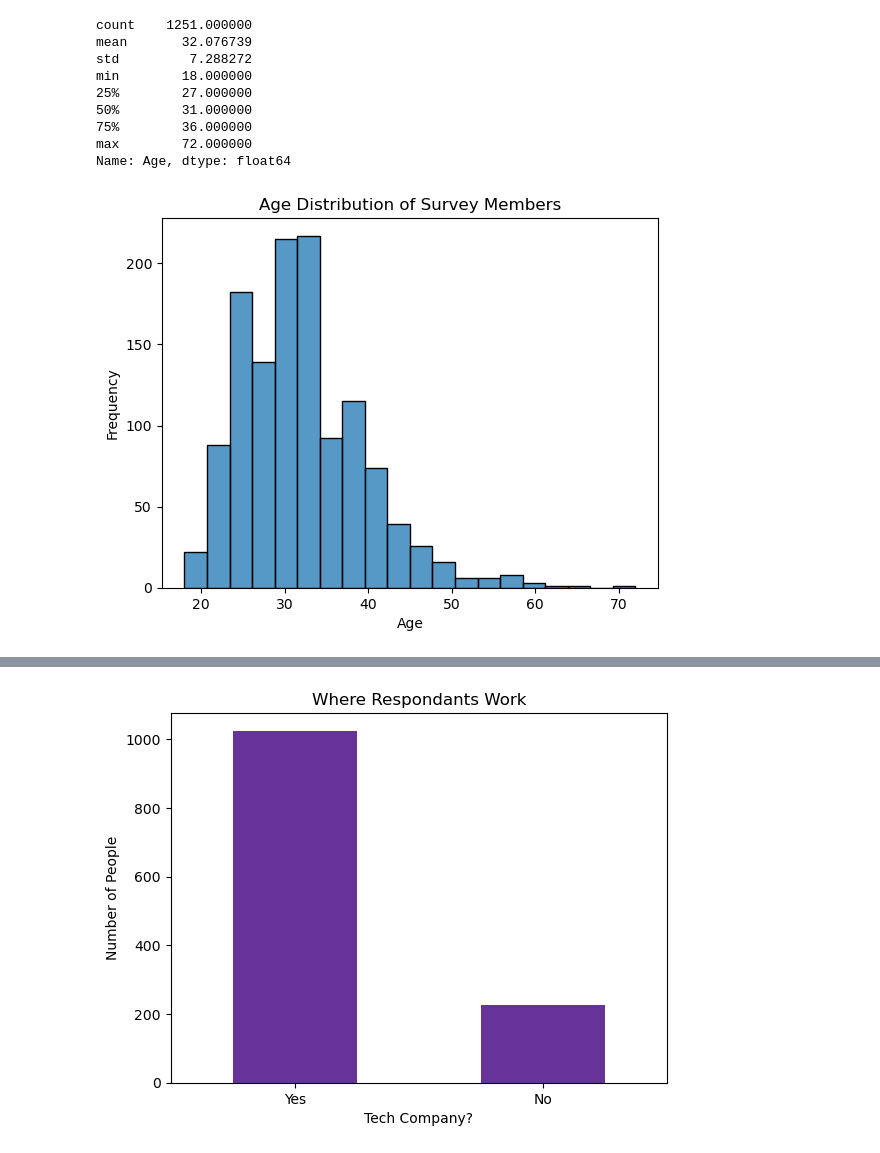
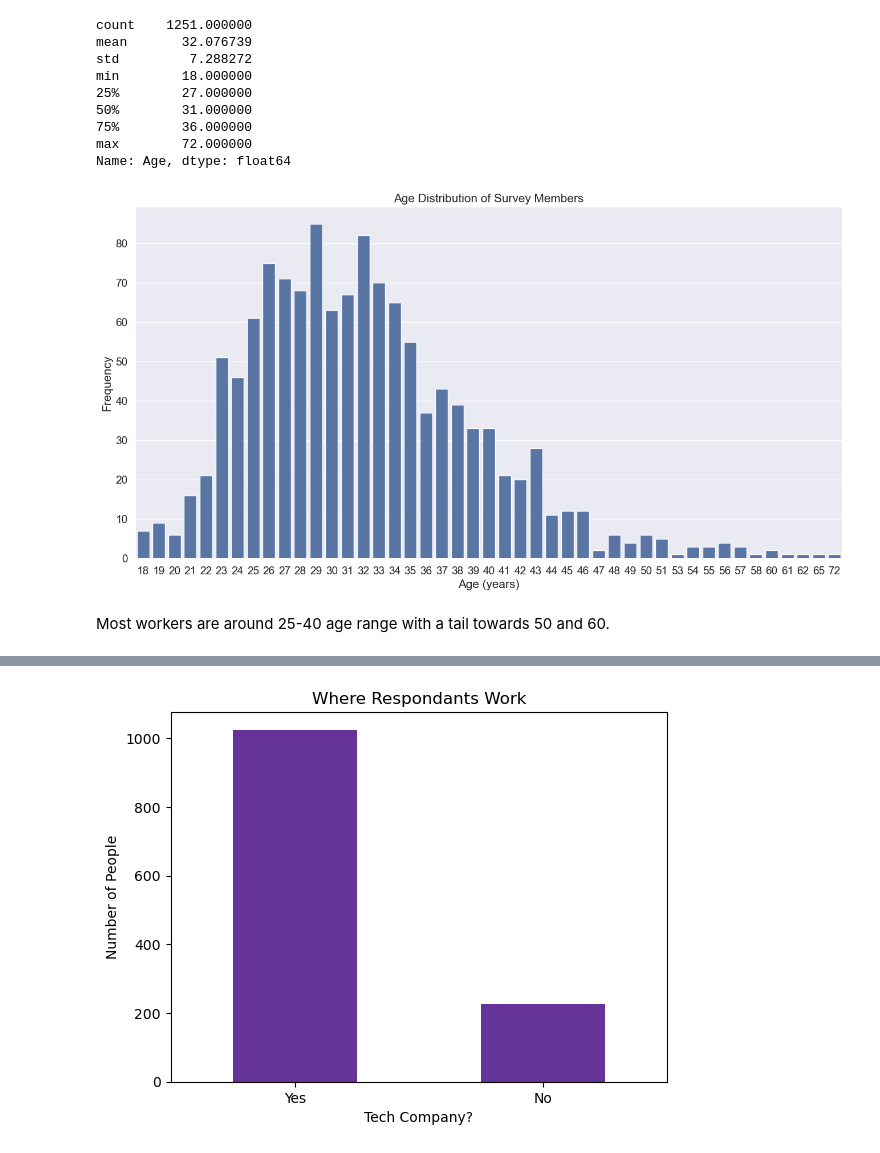
Before and after one commit to cyao98/mental-health-prediction, a Jupyter notebook: mental_health_intech_2014.ipynb, the cells around one changed output, grey strips where cells are left out. Drawn from its saved outputs; the diff is of its cells as text; code cells hidden in the pictures.

```diff
--- a/mental_health_intech_2014.ipynb
+++ b/mental_health_intech_2014.ipynb
@@ -267,3 +337,15 @@ array([         37,          44,          32,          31,          33,
                 47,          62,          51,          65,          49,
              -1726,           5,          53,          61,           8,
                 11,          -1,          72])
+# %%
+#Setting all the outlier values in the age matrix to the median age of 31 due to personal preference
+#31 is a reasonable age for people working in technology
+# Outliers of 5years, 8years
+# With our domain knowledge, we can confidently go further to treat these as invalid.
+# Only 18 and above is accepted to be a legal tech employee.
+# I will replace them with the median.
+
+df.loc[df.Age> 80, ["Age"]] = df["Age"].median()
+df.loc[df.Age< 18, ["Age"]] = df["Age"].median()
+
+df['Age'].unique()
@@ -292,11 +396,13 @@ min        18.000000
 max        72.000000
 Name: Age, dtype: float64
 # %%
+plt.rcParams["figure.figsize"] = (16, 8)
 
-sns.histplot(data=df, x='Age', bins=20)
-plt.xlabel('Age')
+sns.countplot(data=df, x='Age')
+plt.xlabel('Age (years)')
 plt.ylabel('Frequency')
 plt.title('Age Distribution of Survey Members')
+plt.savefig('age_distribution_barplot.png')
 plt.show()
 # %% [output]
-[figure, old version]
+[figure, new version]
@@ -311,0 +409,2 @@ import mapclassify as mc
+# %% [markdown]
+Most workers are around 25-40 age range with a tail towards 50 and 60.
```
Also changed, not shown: parts of 97 cells of this notebook.
